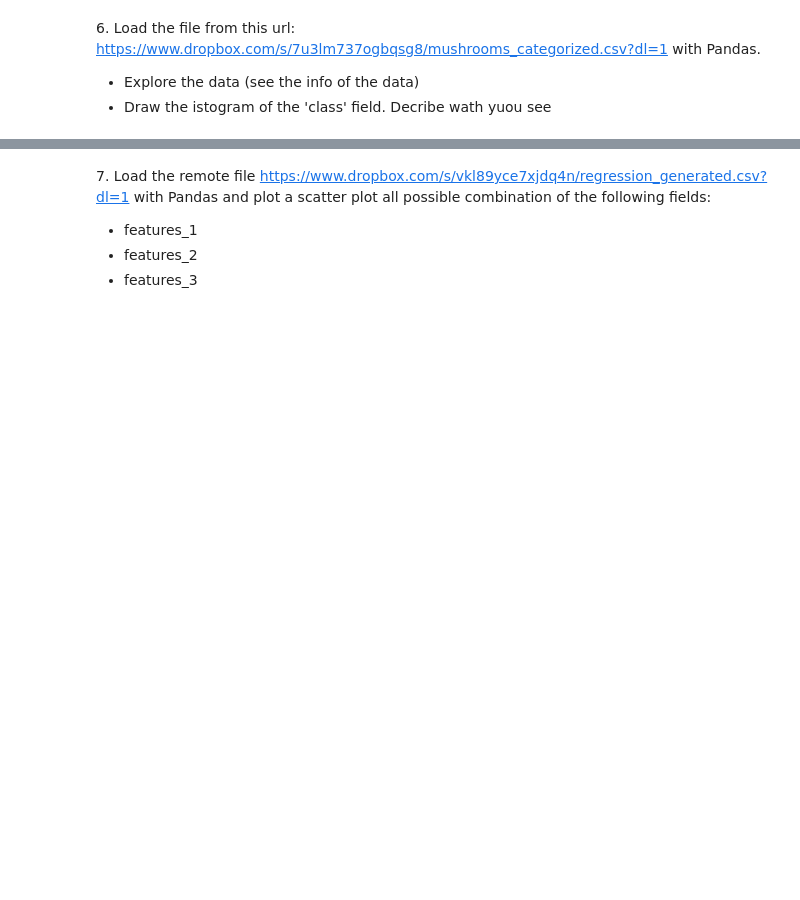
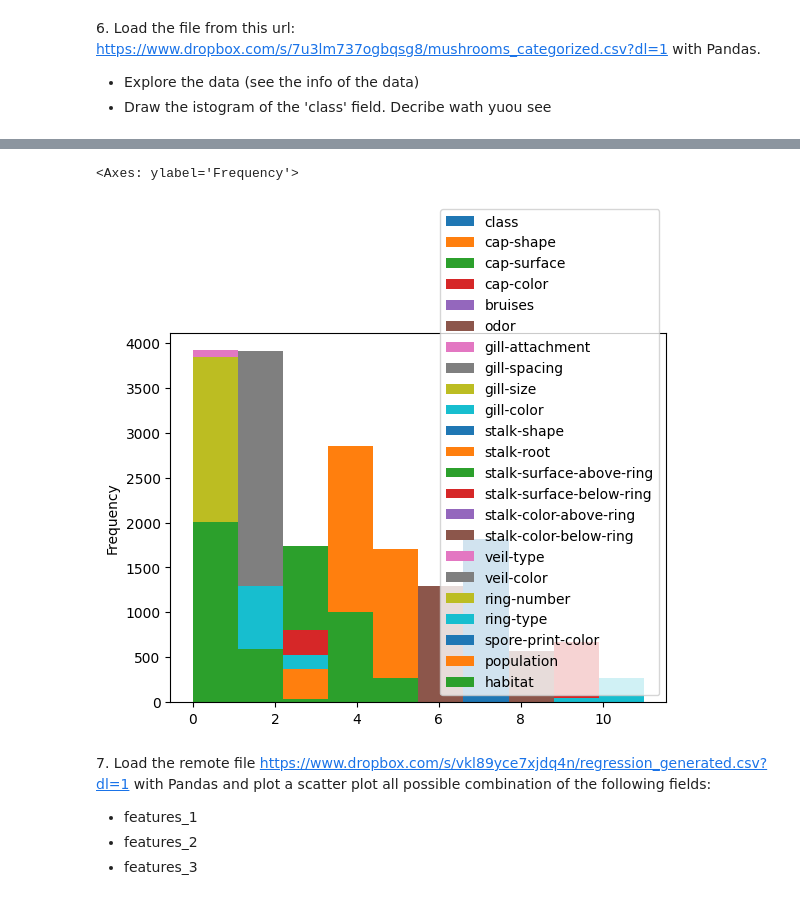
Before and after one commit to kevinbrugnera/LaboratoryOfComputationalPhysicsY8, a Jupyter notebook: 05ex/05ex_OSEMN.ipynb, the cells around one changed output, grey strips where cells are left out. Saved outputs shown, nothing was run; the diff lists cells and outputs as text; code cells hidden in the pictures; blank space fills up the shorter version.

```diff
--- a/05ex/05ex_OSEMN.ipynb
+++ b/05ex/05ex_OSEMN.ipynb
@@ -142,3 +229,8 @@ print(list_bin)
+# %%
+df[df['class']==1].plot.hist()
+# %% [output]
+<Axes: ylabel='Frequency'>
+[figure, added]
 # %% [markdown]
 7\. Load the remote file [https://www.dropbox.com/s/vkl89yce7xjdq4n/regression_generated.csv?dl=1](https://www.dropbox.com/s/vkl89yce7xjdq4n/regression_generated.csv?dl=1) with Pandas and plot a scatter plot all possible combination of the following fields:
 
```
Also changed, not shown: parts of 16 cells of this notebook, 6 other files.
